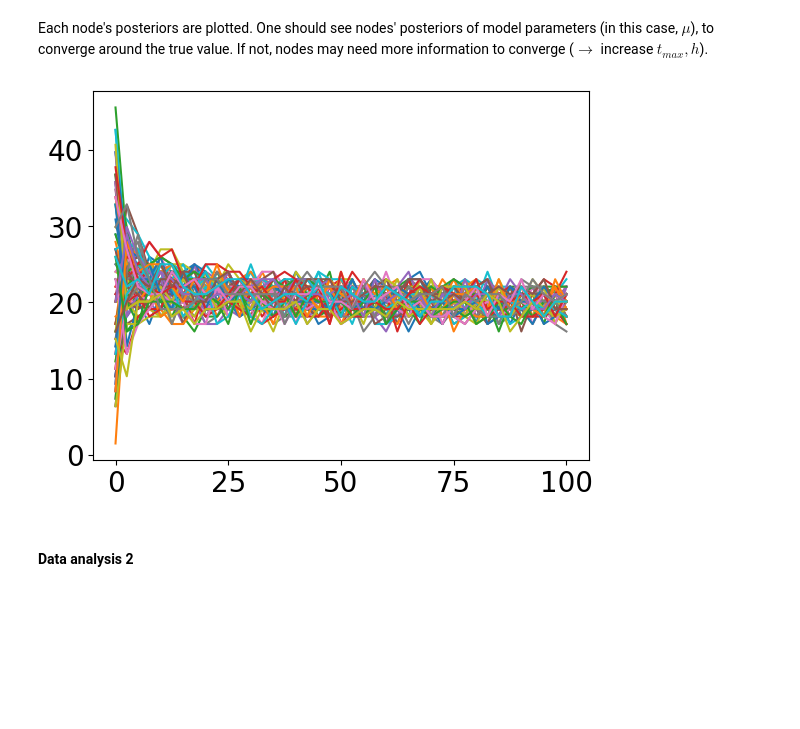
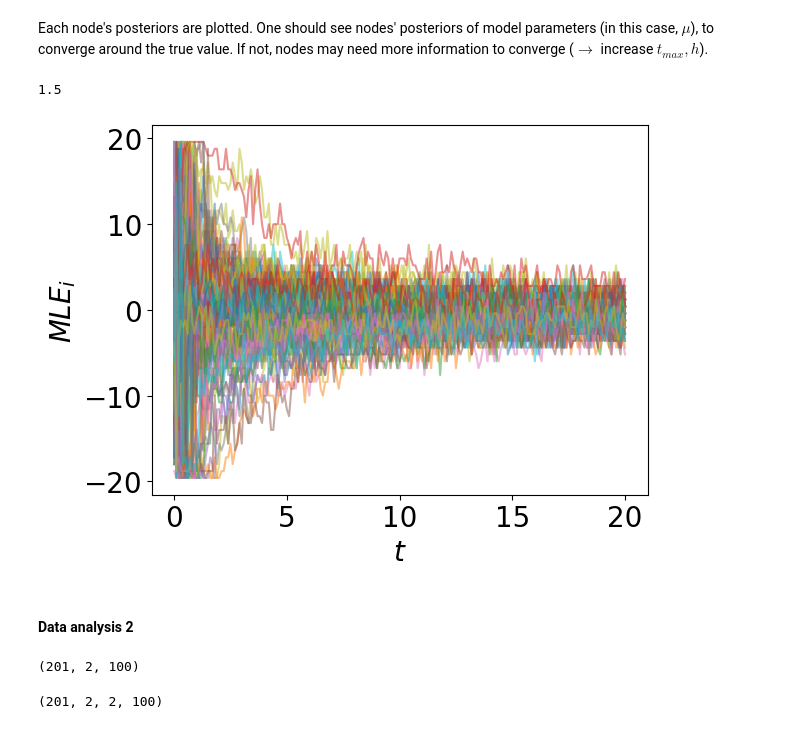
Before and after one commit to Priesemann-Group/neuro_op, a Jupyter notebook: notebooks/Testing.ipynb, the cells around one changed output. Cells and saved outputs as stored; diff of their text form; code cells hidden in the pictures; blank space fills up the shorter version.

```diff
--- a/notebooks/Testing.ipynb
+++ b/notebooks/Testing.ipynb
@@ -77,5 +20,40 @@ input = dict(
+# %%
+# Reference input for 'run_model' function. For description of contents, see 'run_model' function docstring.
+input = dict(
+    G=nop.build_random_network(N_nodes=100, N_neighbours=11),
+                                # networkx graph object
+    llf_nodes = st.norm,        # Likelihood function (llf) of nodes, Gaussian by default
+    llf_world = st.norm,        # Likelihood function (llf) of to-be-approximated world state, Gaussian by default
+    params_node=dict(           # Likelihood function (llf) parameters of nodes, Gaussian by default
+        loc=0,
+        scale=5,
+    ),
+    params_world=dict(          # Likelihood function (llf) parameters of to-be-approximated world state, Gaussian by default
+        loc=0,
+        scale=5,
+    ),
+    beliefs=np.linspace(        # beliefs considered by each node
+        start=-50,              # min. considered belief value
+        stop=50,                # max. considered belief value
+        num=500,                # number of considered belief values
+    ),
+    log_priors=np.zeros(500),   # Prior log-probabilities of nodes
+                                # Dynamics parameters (rates, simulation times)...
+    h=1,
+    r=1,
+    t0=0,
+    t_max=20,
+                                # Sampling parameters...
+    t_sample=.1,
+    sample_bins=50,
+    sample_range=(-20, 20),
+    p_distance_params=[(1, 1), (2, 1)],
+                                # Switches...
+    progress=False,
+    laplace=False,
+)
 # %%
-out1 = nop.run_model(**input)
+out1 = nop.run_model_Grid(**input)
 
-print(f"Number of events: {out1['N_events']}")
+print(out1['N_events'])
 # %% [output]
@@ -113,12 +109,29 @@ seed
 # %% [markdown]
 
 Each node's posteriors are plotted. One should see nodes' posteriors of model parameters (in this case, $\mu$), to converge around the true value. If not, nodes may need more information to converge ($\rightarrow$ increase $t_{max}, h$).
+# %%
+st.powerlaw(a=0.5, scale=6).median()
+# %% [output]
+1.5
 # %%
 mu_arr = np.array(out1["mu_nodes"])
 x = np.arange(input["t0"], input["t_max"] + input["t_sample"], input["t_sample"])
 for i in range(len(mu_arr.T)):
-    plt.plot(x, mu_arr.T[i])
+    plt.plot(x, mu_arr.T[i], alpha=0.5, label=f"Node {i}")
+    plt.xlabel("$t$")
+    plt.ylabel("$MLE_i$")
 # %% [output]
-[figure, old version]
+[figure, new version]
 # %% [markdown]
 #### Data analysis 2
+# %%
+N_iter = range(input["G"].number_of_nodes())
+kld = np.array(out1["kl_divs"])
+lin_dis = np.array(out1["p_distances"])[:, 0]
+quad_dis = np.array(out1["p_distances"])[:, 1]
+print(lin_dis.shape)
+kld.shape
+np.array(out1["p_distances"]).shape
+# %% [output]
+(201, 2, 100)
+(201, 2, 2, 100)
```
Also changed, not shown: parts of 18 cells of this notebook, 2 other files.
